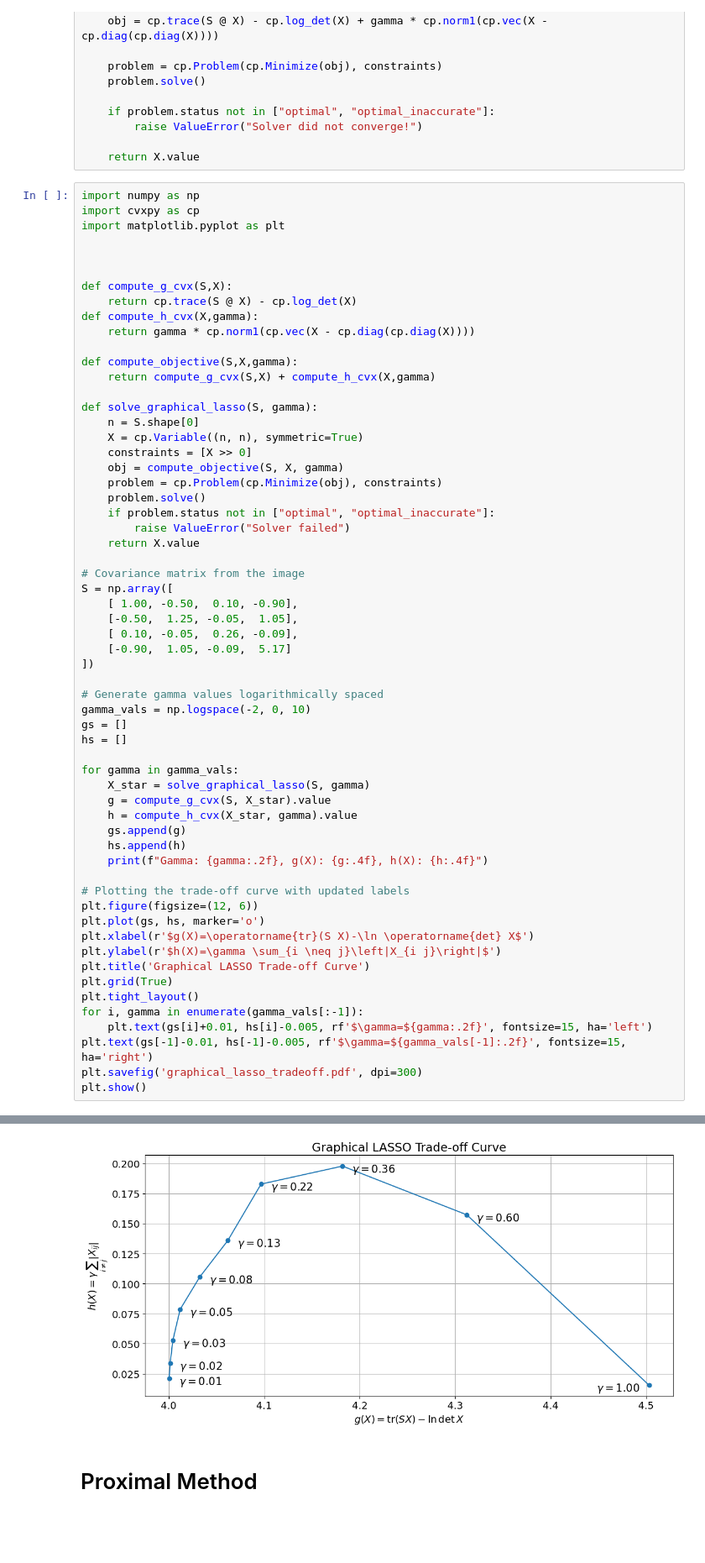
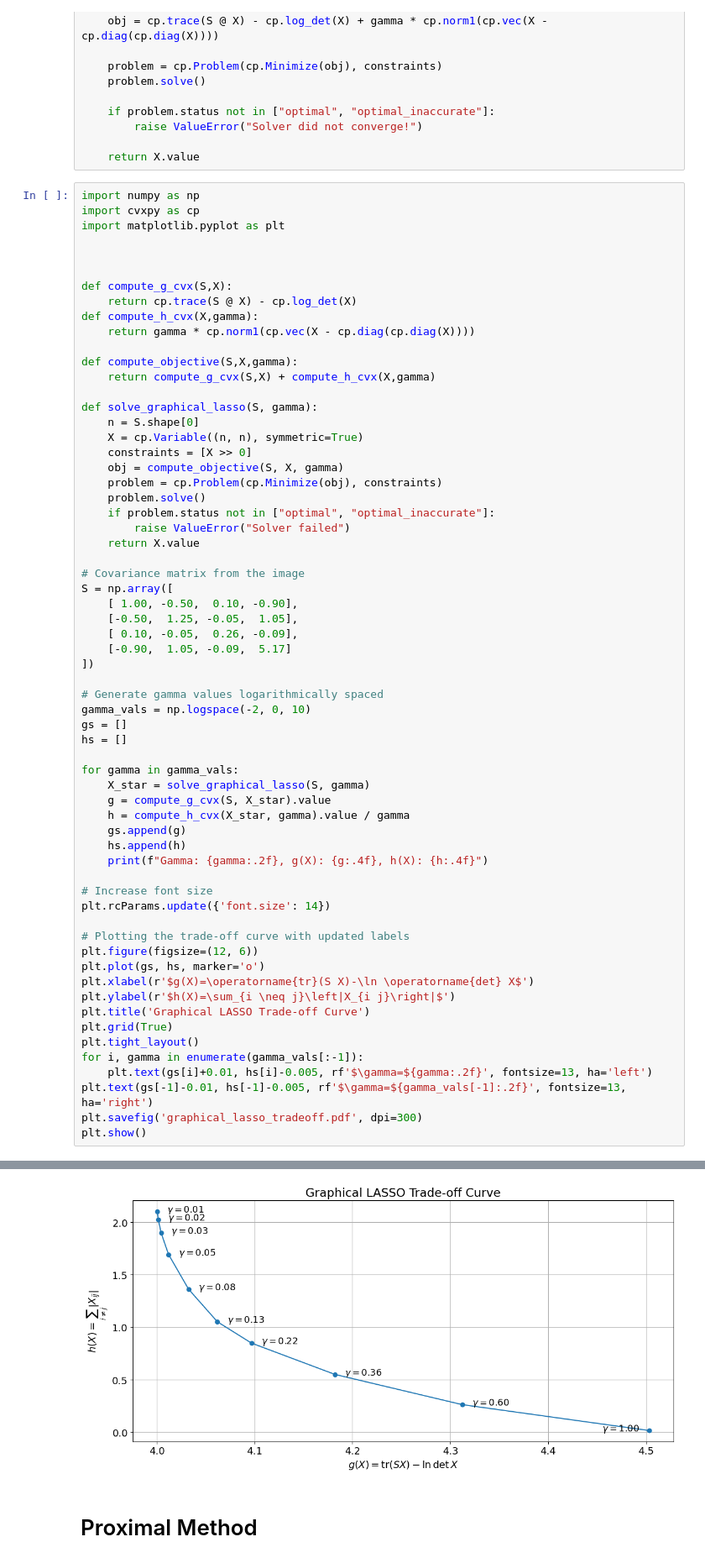
Before and after one commit to PK1725/Optimization_for_data_science, a Jupyter notebook: assignment/main.ipynb, the cells around one changed output, grey strips where cells are left out. Shown at 84% size. Saved outputs shown, nothing was run; the diff lists cells and outputs as text; blank space fills up the shorter version.

```diff
--- a/assignment/main.ipynb
+++ b/assignment/main.ipynb
@@ -72,22 +72,25 @@ hs = []
 for gamma in gamma_vals:
     X_star = solve_graphical_lasso(S, gamma)
     g = compute_g_cvx(S, X_star).value
-    h = compute_h_cvx(X_star, gamma).value
+    h = compute_h_cvx(X_star, gamma).value / gamma
     gs.append(g)
     hs.append(h)
     print(f"Gamma: {gamma:.2f}, g(X): {g:.4f}, h(X): {h:.4f}")
+
+# Increase font size
+plt.rcParams.update({'font.size': 14})
 
 # Plotting the trade-off curve with updated labels
 plt.figure(figsize=(12, 6))
 plt.plot(gs, hs, marker='o')
 plt.xlabel(r'$g(X)=\operatorname{tr}(S X)-\ln \operatorname{det} X$')
-plt.ylabel(r'$h(X)=\gamma \sum_{i \neq j}\left|X_{i j}\right|$')
+plt.ylabel(r'$h(X)=\sum_{i \neq j}\left|X_{i j}\right|$')
 plt.title('Graphical LASSO Trade-off Curve')
 plt.grid(True)
 plt.tight_layout()
 for i, gamma in enumerate(gamma_vals[:-1]):
-    plt.text(gs[i]+0.01, hs[i]-0.005, rf'$\gamma=${gamma:.2f}', fontsize=15, ha='left')
-plt.text(gs[-1]-0.01, hs[-1]-0.005, rf'$\gamma=${gamma_vals[-1]:.2f}', fontsize=15, ha='right')
+    plt.text(gs[i]+0.01, hs[i]-0.005, rf'$\gamma=${gamma:.2f}', fontsize=13, ha='left')
+plt.text(gs[-1]-0.01, hs[-1]-0.005, rf'$\gamma=${gamma_vals[-1]:.2f}', fontsize=13, ha='right')
 plt.savefig('graphical_lasso_tradeoff.pdf', dpi=300)
 plt.show()
 # %% [output]
@@ -104,4 +112,4 @@ Gamma: 1.00, g(X): 4.5031, h(X): 0.0155
-[figure, old version]
+[figure, new version]
 # %% [markdown]
 # Proximal Method
 # %%
```
Also changed, not shown: parts of 7 cells of this notebook, 5 other files.
